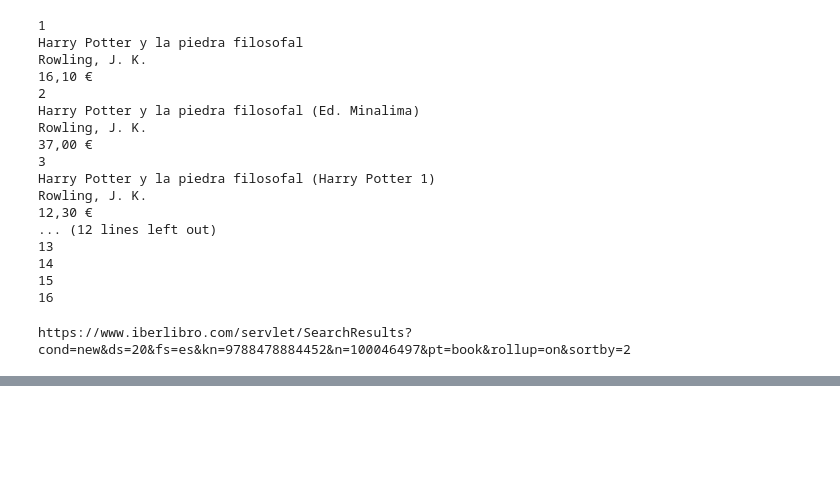
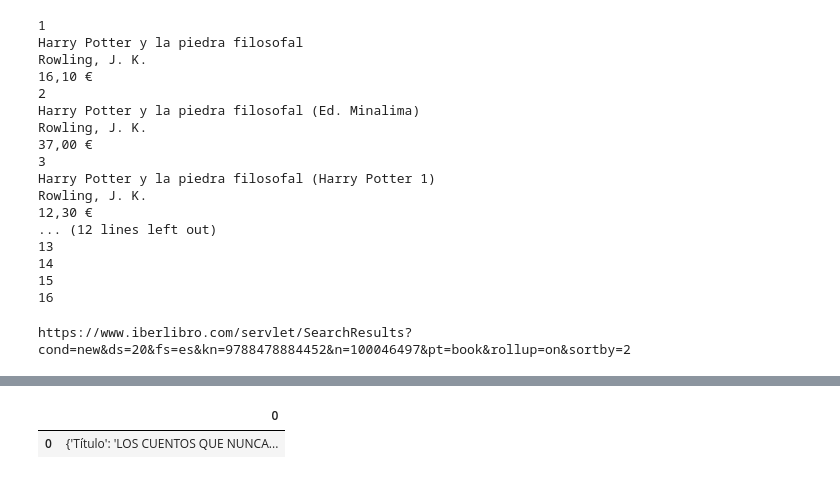
Before and after one commit to danielherraiz/PC2, a Jupyter notebook: Alumnos - Consolidación-WebScraping-Streamlit(1).ipynb, the cells around one changed output, grey strips where cells are left out. Cells and saved outputs as stored; diff of their text form; code cells hidden in the pictures; blank space fills up the shorter version.

```diff
--- a/Alumnos - Consolidación-WebScraping-Streamlit(1).ipynb
+++ b/Alumnos - Consolidación-WebScraping-Streamlit(1).ipynb
@@ -257,7 +257,7 @@ Error:
 
 service = Service(executable_path="C:/Repos/Utils/geckodriver.exe")
 options = webdriver.FirefoxOptions()
-#options.add_argument("-private")
+options.add_argument("-private")
 # %%
 
 isbn = '9788478884452'
@@ -670,0 +823,74 @@ https://www.iberlibro.com/servlet/SearchResults?cond=new&ds=20&fs=es&kn=97884788
+# %%
+
+results = driver.find_elements(By.CSS_SELECTOR, "div[data-csa-c-type='item']")
+print(len(results))
+baseUrl = "https://www.amazon.es/"
+books = []
+driver.implicitly_wait(0)
+for result in results:
+    tempBooks = []
+    try:
+        title = result.find_element(By.CSS_SELECTOR, "h2[class='a-size-medium a-spacing-none a-color-base a-text-normal']").text
+        #Authors might come with different class
+        try:
+            author = result.find_element(By.CSS_SELECTOR, "a[class='a-size-base a-link-normal s-underline-text s-underline-link-text s-link-style']").text
+        except Exception as e:
+            try:
+                author = result.find_elements(By.CSS_SELECTOR, "span[class='a-size-base']")[1].text
+            except:
+                continue
+        try:
+            img_url = result.find_element(By.CSS_SELECTOR, "img[class='s-image']").get_attribute("src")
+            print(img_url)
+        except:
+            print('no image')
+        #Different prices for different formats. Will be saved as different book results
+        # i=0
+
+        for detailResult in result.find_elements(By.XPATH, './/a[@class="a-size-base a-link-normal s-underline-text s-underline-link-text s-link-style a-text-bold"]'):
+            print(detailResult.text)
+            detail = detailResult.text
+            link = detailResult.get_attribute("href")
+            print(link)
+            tempBooks.append({
+                "Título": title,
+                "Autor": author,
+                "Detalle": detail,
+                "Cubierta": img_url,
+                "Enlace": link,
+                "Tienda": "Amazon"
+            })
+        i=0
+        for price in result.find_elements(By.XPATH, './/a[@aria-describedby="price-link"]'):
+            print(f"price {i}")
+            current_price = re.match(r"(\d+[.]?\d*)", price.text.replace("\n", ".").replace(",", "."))
+            if current_price:
+                current_price = float(current_price.group(1))
+                print(f"current price: {current_price}")
+                try:
+                    original_price = price.find_element(By.XPATH, './/span[@class="a-price a-text-price"]')
+                    original_price = re.match(r"(\d+[.]?\d*)", original_price.text.replace("\n", ".").replace(",", "."))
+                    if original_price:
+                        original_price = float(original_price.group(1))
+                    else:
+                        original_price = current_price
+                except:
+                    original_price = current_price
+                print(f"original price: {original_price}")
+                if priceList:
+                    price = priceList[0]
+                    # print(price.text)
+                    if len(priceList)>1:
+                        originalPrice = priceList[1]
+            tempBooks[i]["Precio base"] = original_price
+            tempBooks[i]["Precio final"] = current_price
+            i+=1
+
+
+    except Exception as e:
+        print(f"Error al obtener resultados de {url} : {e}")
+    i+=1
+books.append(tempBooks)
+bookDf = pd.DataFrame(books)
+bookDf.head(10)
+# %% [output]
@@ -670,0 +914,2 @@ https://www.iberlibro.com/servlet/SearchResults?cond=new&ds=20&fs=es&kn=97884788
+|  | 0 |
+| 0 | {'Título': 'LOS CUENTOS QUE NUNCA... |
```
Also changed, not shown: parts of 18 cells of this notebook, 2 other files.
